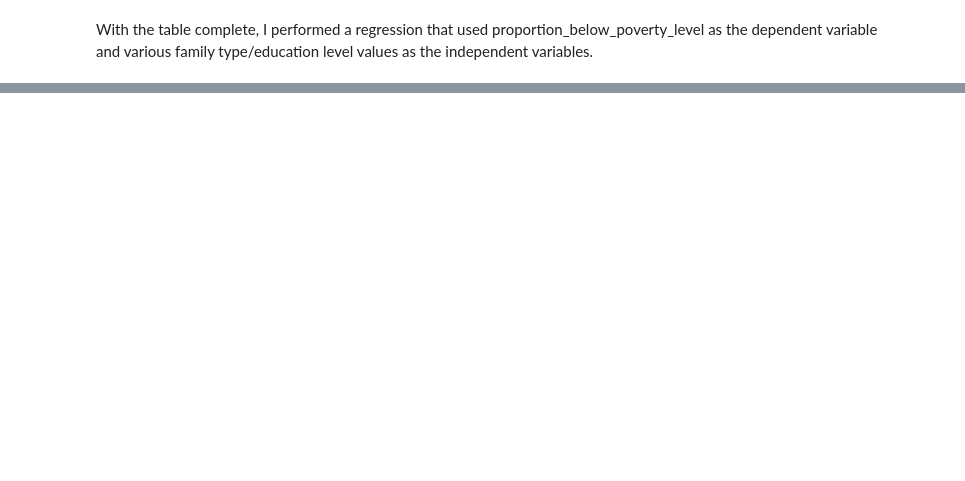
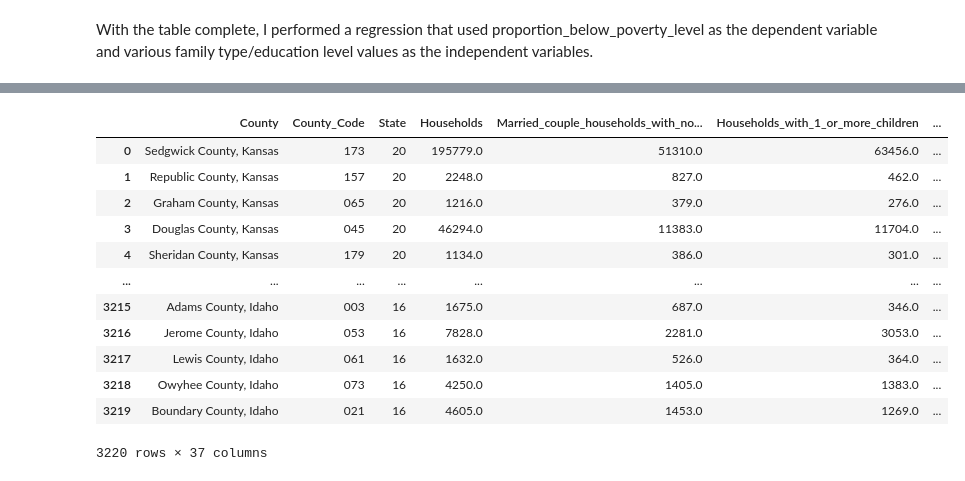
Before and after one commit to kburchfiel/census_query_tutorial, a Jupyter notebook: census_query_tutorial_v3.ipynb, the cells around one changed output, grey strips where cells are left out. Drawn from its saved outputs; the diff is of its cells as text; code cells hidden in the pictures; blank space fills up the shorter version.

```diff
--- a/census_query_tutorial_v3.ipynb
+++ b/census_query_tutorial_v3.ipynb
@@ -547,0 +443,30 @@ Notes:
+# %%
+for i in range(len(metric_list)):
+    census_query = c.acs5.get(('NAME', metric_list[i]['Name']), {'for': 'county:*', 'in':'state:*', 'year':year})
+    county_list = [census_query[j]['NAME'] for j in range(len(census_query))] # The 'NAME' component of a county-based query includes the county name (including 'County'), a comma, and the state name. I chose to keep the state name within this result so that each county/state value would remain unique, which will prove helpful when creating choropleth maps.
+    county_code_list = [census_query[j]['county'] for j in range(len(census_query))]
+    state_list = [census_query[j]['state'] for j in range(len(census_query))]
+    metric = [census_query[j][metric_list[i]['Name']] for j in range(len(census_query))]
+    df_metric = pd.DataFrame(data={'County':county_list, 'County_Code': county_code_list, 'State':state_list, metric_list[i]['Alias']:metric})
+
+    if i == 0:
+        county_results = df_metric
+    else:
+        county_results = county_results.merge(right=df_metric,how='outer')
+
+
+county_results
+# %% [output]
+|  | County | County_Code | State | Households | Married_couple_households_with_no... | Households_with_1_or_more_children | ... |
+| 0 | Sedgwick County, Kansas | 173 | 20 | 195779.0 | 51310.0 | 63456.0 | ... |
+| 1 | Republic County, Kansas | 157 | 20 | 2248.0 | 827.0 | 462.0 | ... |
+| 2 | Graham County, Kansas | 065 | 20 | 1216.0 | 379.0 | 276.0 | ... |
+| 3 | Douglas County, Kansas | 045 | 20 | 46294.0 | 11383.0 | 11704.0 | ... |
+| 4 | Sheridan County, Kansas | 179 | 20 | 1134.0 | 386.0 | 301.0 | ... |
+| ... | ... | ... | ... | ... | ... | ... | ... |
+| 3215 | Adams County, Idaho | 003 | 16 | 1675.0 | 687.0 | 346.0 | ... |
+| 3216 | Jerome County, Idaho | 053 | 16 | 7828.0 | 2281.0 | 3053.0 | ... |
+| 3217 | Lewis County, Idaho | 061 | 16 | 1632.0 | 526.0 | 364.0 | ... |
+| 3218 | Owyhee County, Idaho | 073 | 16 | 4250.0 | 1405.0 | 1383.0 | ... |
+| 3219 | Boundary County, Idaho | 021 | 16 | 4605.0 | 1453.0 | 1269.0 | ... |
+3220 rows × 37 columns
```
Also changed, not shown: parts of 27 cells of this notebook, 6 other files.
